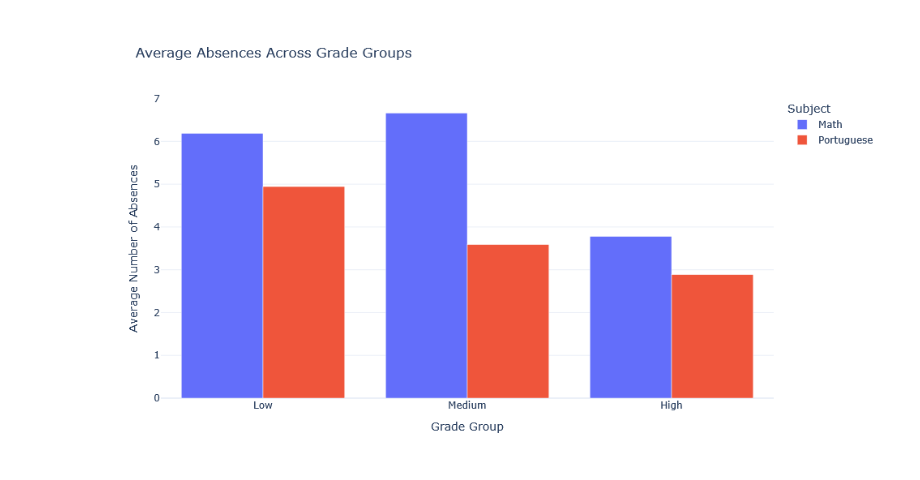
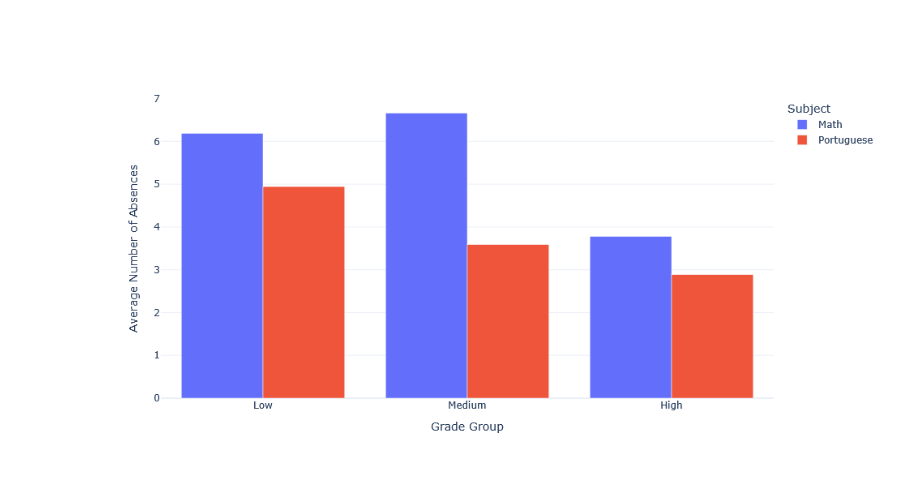
Before and after one commit to ianv06/info-vis-5b, a Jupyter notebook: notebooks/plots/attendance_plot.ipynb, the cells around one changed output. Cells and saved outputs as stored; diff of their text form; code cells hidden in the pictures.

```diff
--- a/notebooks/plots/attendance_plot.ipynb
+++ b/notebooks/plots/attendance_plot.ipynb
@@ -35,32 +35,31 @@ s3 = (
 # Figure
 fig = go.Figure()
 
 for subject in ["Math", "Portuguese"]:
     temp = (
         s3[s3["Subject"] == subject]
         .set_index("Grade Group")
         .reindex(grade_order)
     )
 
     fig.add_trace(
         go.Bar(
             x=grade_order,
             y=temp["absences"],
             name=subject
         )
     )
 
 fig.update_layout(
-    title_text="Average Absences Across Grade Groups",
     barmode="group",
     height=550,
     width=800,
     template="plotly_white",
     legend_title_text="Subject",
     xaxis_title="Grade Group",
     yaxis_title="Average Number of Absences"
 )
 
 fig.show()
 # %% [output]
-[figure, old version]
+[figure, new version]
```
Also changed, not shown: 29 other files.
